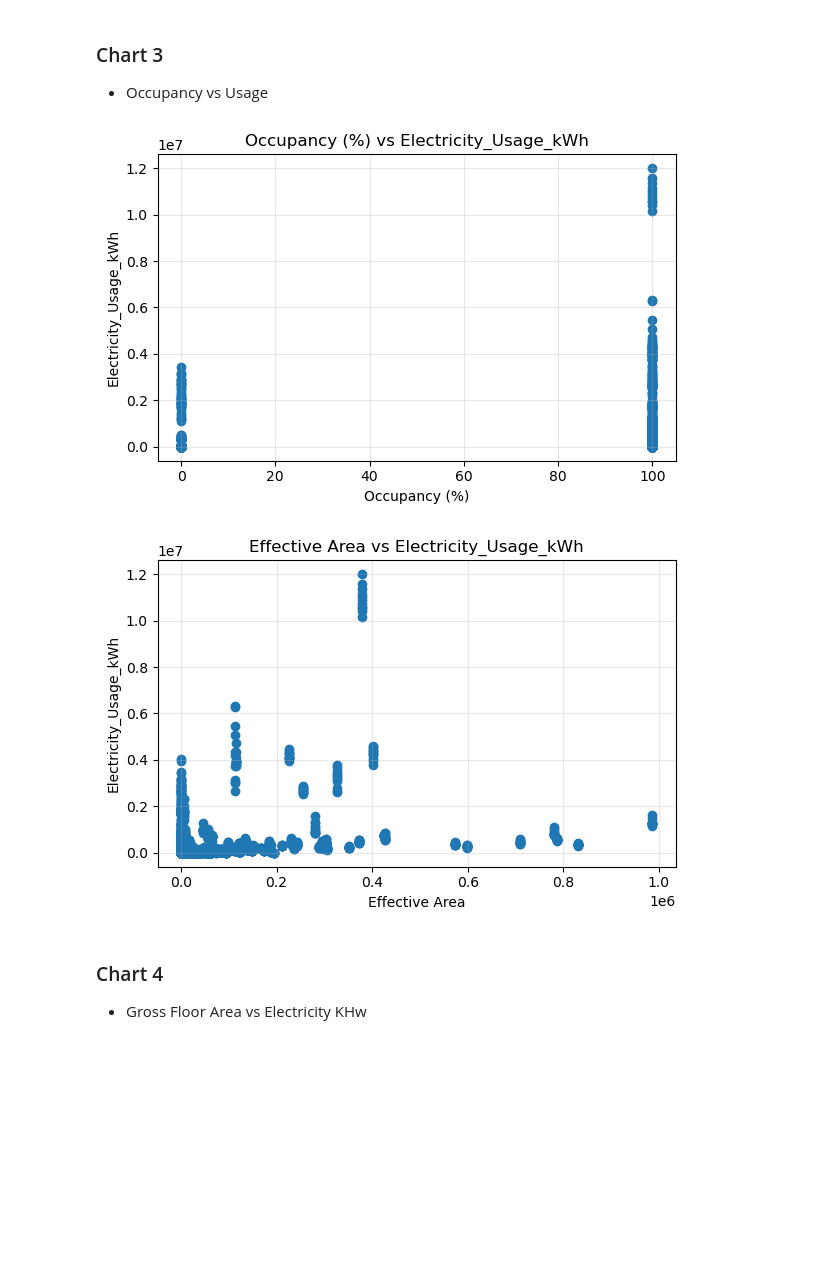
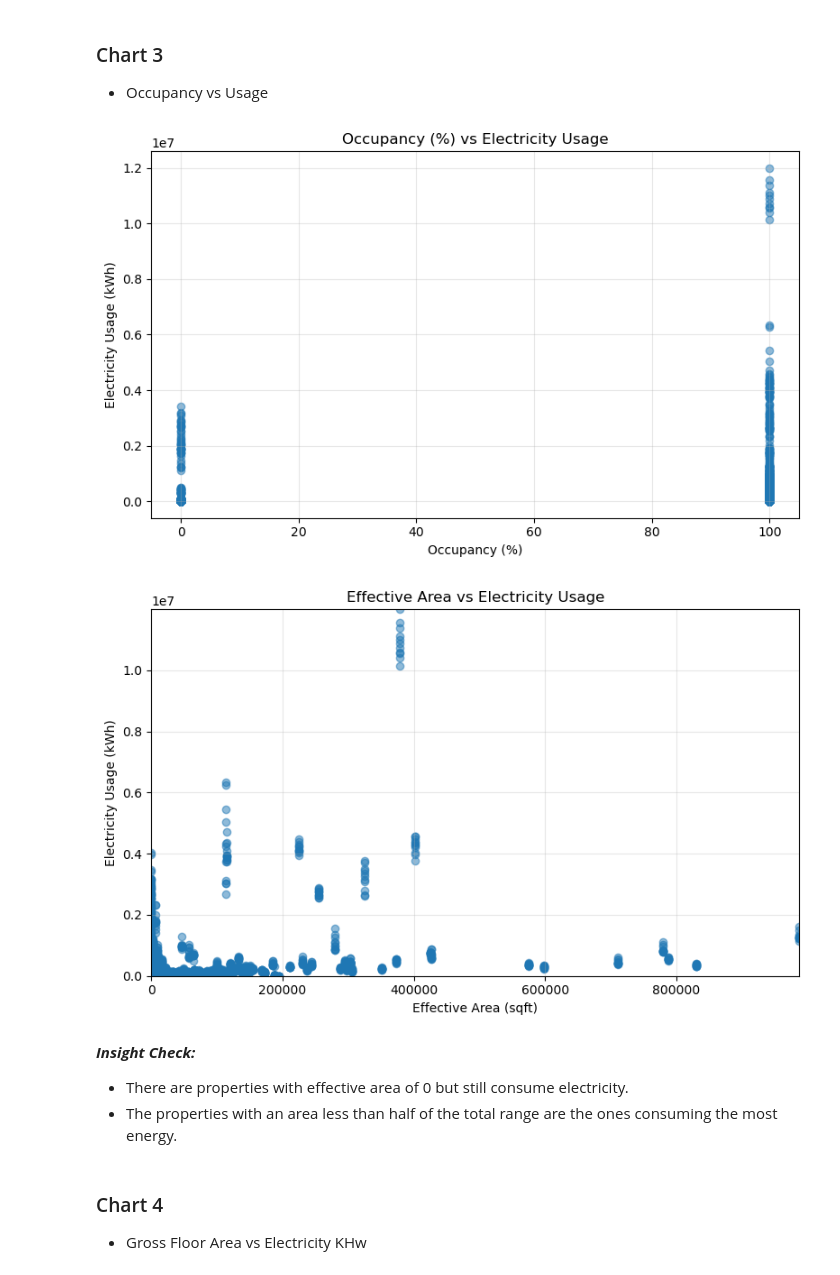
Before and after one commit to JorgeRPMHS/Project, a Jupyter notebook: CPSC_610-Group 6.ipynb, the cells around one changed output. Drawn from its saved outputs; the diff is of its cells as text; code cells hidden in the pictures; blank space fills up the shorter version.

```diff
--- a/CPSC_610-Group 6.ipynb
+++ b/CPSC_610-Group 6.ipynb
@@ -370,6 +370,9 @@ Prepare the dataset for meaningful analysis.
 # ----- 1. Fix Data Types: Convert Date columns to datetime
 date_cols = ["Start Date", "End Date"]
 df_meter_entries[date_cols] = df_meter_entries[date_cols].apply(lambda col: pd.to_datetime(col, errors='coerce'))
+
+df_properties["Gross Floor Area"] = (df_properties["Gross Floor Area"].replace(",", "", regex=True).astype(float))
+df_properties["Occupancy (%)"] = (df_properties["Occupancy (%)"].replace(",", "", regex=True).astype(float))
 
 # ----- 2. Filter Data: Select only "Electric - Grid" meters
 df_meter_entries_electric = df_meter_entries[
@@ -764,27 +751,38 @@ plt.show()
 * Occupancy vs Usage
 # %%
 df_merged["Effective_Area"] = (df_merged["Occupancy (%)"] / 100) * df_merged["Gross_Floor_Area_sqft"]
+y = df_merged["Electricity_Usage_kWh"].copy()
+x = df_merged["Effective_Area"].copy()
 
-plt.figure(figsize=(6,4))
-plt.scatter(df_merged["Occupancy (%)"], df_merged["Electricity_Usage_kWh"])
+# Scatter: Occupancy (%) vs Electricity Usage
+plt.figure(figsize=(8,5))
+plt.scatter(df_merged["Occupancy (%)"], df_merged["Electricity_Usage_kWh"], alpha=0.5)
 plt.xlabel("Occupancy (%)")
-plt.ylabel("Electricity_Usage_kWh")
-plt.title("Occupancy (%) vs Electricity_Usage_kWh")
+plt.ylabel("Electricity Usage (kWh)")
+plt.title("Occupancy (%) vs Electricity Usage")
 plt.grid(True, alpha=0.3)
 plt.tight_layout()
 plt.show()
 
-plt.figure(figsize=(6,4))
-plt.scatter(df_merged["Effective_Area"], df_merged["Electricity_Usage_kWh"])
-plt.xlabel("Effective Area")
-plt.ylabel("Electricity_Usage_kWh")
-plt.title("Effective Area vs Electricity_Usage_kWh")
+# Scatter: Effective Area vs Electricity Usage
+plt.figure(figsize=(8,5))
+plt.scatter(x, y, alpha=0.5)
+plt.xlabel("Effective Area (sqft)")
+plt.ylabel("Electricity Usage (kWh)")
+plt.title("Effective Area vs Electricity Usage")
+plt.xlim(0, x.max())
+plt.ylim(0, y.max())
 plt.grid(True, alpha=0.3)
 plt.tight_layout()
 plt.show()
 # %% [output]
-[figure, old version]
+[figure, new version]
-[figure, old version]
+[figure, new version]
+# %% [markdown]
+***Insight Check:***
+
+   * There are properties with effective area of 0 but still consume electricity.
+   * The properties with an area less than half of the total range are the ones consuming the most energy.
 # %% [markdown]
 ### Chart 4
 * Gross Floor Area vs Electricity KHw
```
Also changed, not shown: parts of 8 cells of this notebook.
